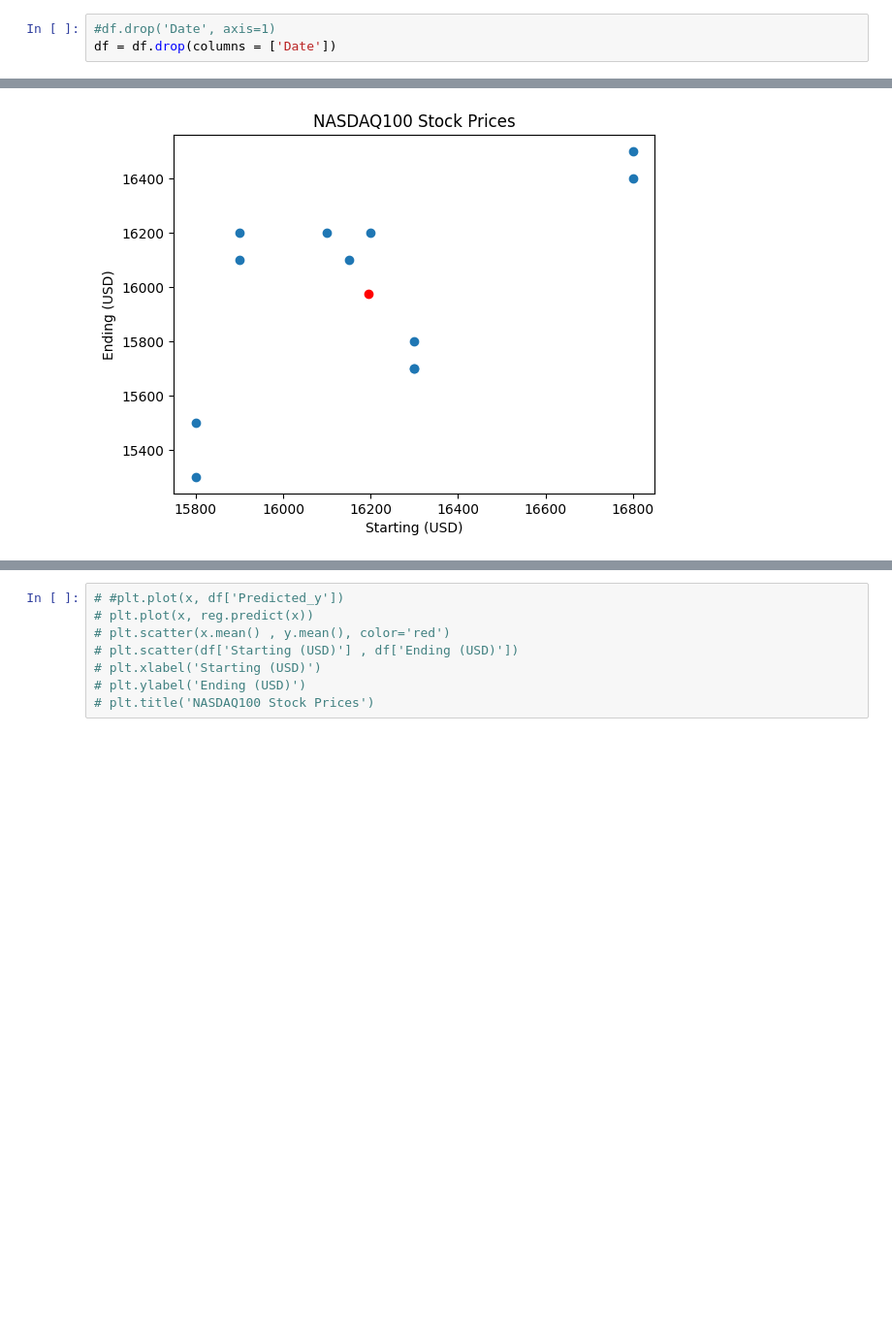
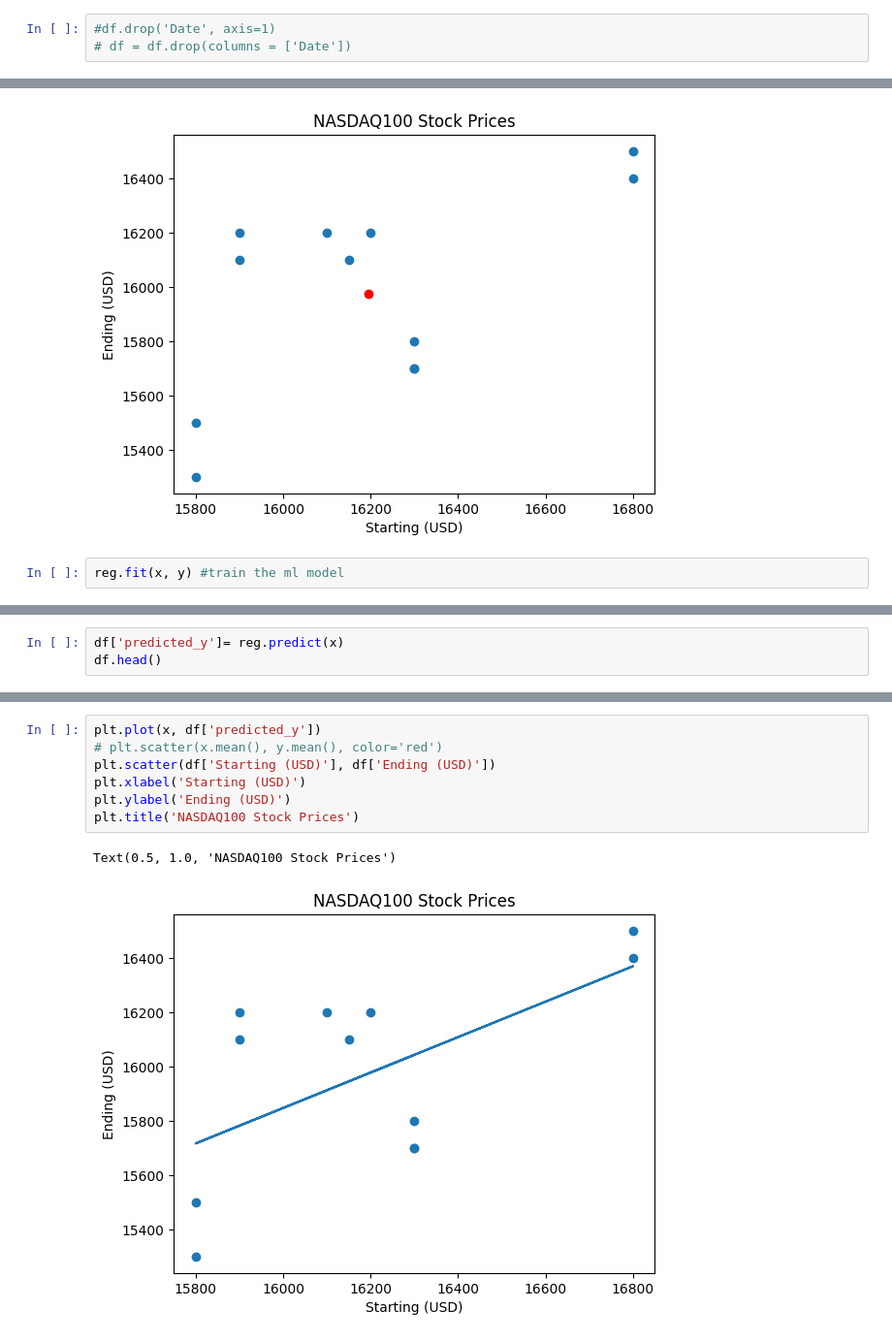
Before and after one commit to masum-auch/Algorithms-Practice, a Jupyter notebook: supervised/SLinearRegression.ipynb, the cells around one changed output, grey strips where cells are left out. Shown at 97% size. Cells and saved outputs as stored; diff of their text form; blank space fills up the shorter version.

```diff
--- a/supervised/SLinearRegression.ipynb
+++ b/supervised/SLinearRegression.ipynb
@@ -27,6 +59,6 @@ Series([], dtype: int64)
 # %%
 #df.drop('Date', axis=1)
-df = df.drop(columns = ['Date'])
+# df = df.drop(columns = ['Date'])
 # %%
 df.head()
 # %% [output]
@@ -73,3 +105,5 @@ plt.title('NASDAQ100 Stock Prices')
 # %% [output]
 Text(0.5, 1.0, 'NASDAQ100 Stock Prices')
 [figure]
+# %%
+reg.fit(x, y) #train the ml model
@@ -75,0 +133,3 @@ Text(0.5, 1.0, 'NASDAQ100 Stock Prices')
+# %%
+df['predicted_y']= reg.predict(x)
+df.head()
@@ -76,8 +143,10 @@ Text(0.5, 1.0, 'NASDAQ100 Stock Prices')
 # %%
-# #plt.plot(x, df['Predicted_y'])
-# plt.plot(x, reg.predict(x))
-# plt.scatter(x.mean() , y.mean(), color='red')
-# plt.scatter(df['Starting (USD)'] , df['Ending (USD)'])
-# plt.xlabel('Starting (USD)')
-# plt.ylabel('Ending (USD)')
-# plt.title('NASDAQ100 Stock Prices')
+plt.plot(x, df['predicted_y'])
+# plt.scatter(x.mean(), y.mean(), color='red')
+plt.scatter(df['Starting (USD)'], df['Ending (USD)'])
+plt.xlabel('Starting (USD)')
+plt.ylabel('Ending (USD)')
+plt.title('NASDAQ100 Stock Prices')
+# %% [output]
+Text(0.5, 1.0, 'NASDAQ100 Stock Prices')
+[figure, added]
```
Also changed, not shown: parts of 9 cells of this notebook.
